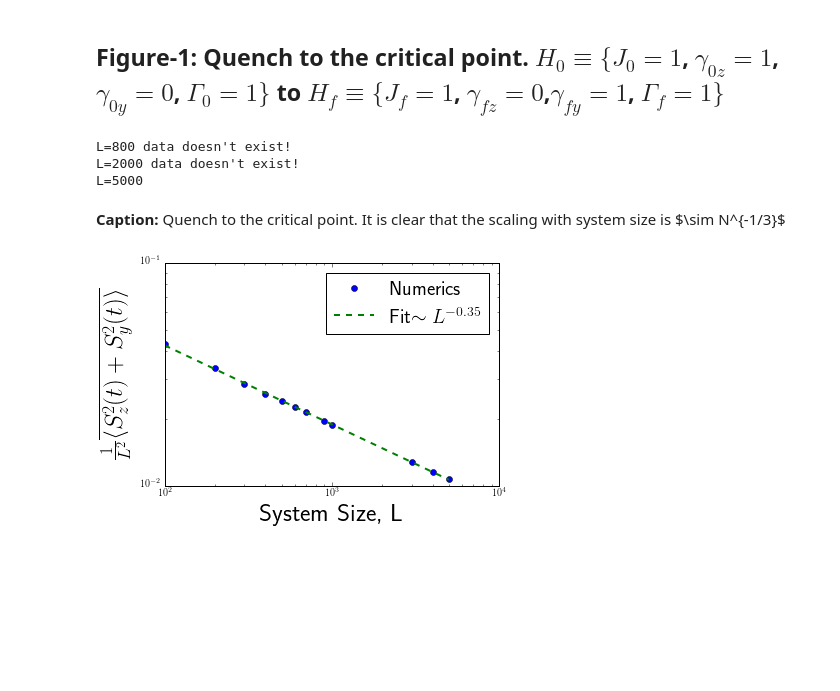
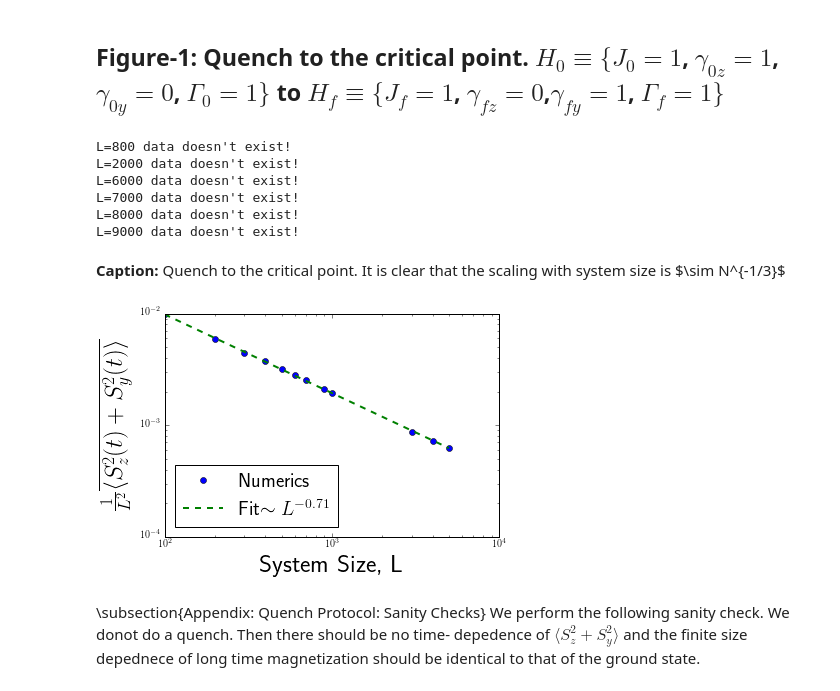
Before and after one commit to paraj003/LMG_quench, a Jupyter notebook: LMG_sim.ipynb, the cells around one changed output. Saved outputs shown, nothing was run; the diff lists cells and outputs as text; code cells hidden in the pictures; blank space fills up the shorter version.

```diff
--- a/LMG_sim.ipynb
+++ b/LMG_sim.ipynb
@@ -99,12 +90,0 @@ KeyboardInterrupt:
-# %%
-cmap=plt.cm.get_cmap('viridis_r')
-colors = cmap(np.linspace(0,1,np.size(Γarr)))
-for p in range(0,np.size(Γarr)):
-    plt.loglog(Larr[0:14],np.transpose(magsqlist[p,0:14]),'-o',color=colors[p],label='$\Gamma=$%0.3f' % Γarr[p])
-plt.loglog(Larr,(Larr.astype(float))**(-1)*(float(Larr[0])**(1)*(2*10**(-2))),'--',color='blue',linewidth=2)
-plt.loglog(Larr,(Larr.astype(float))**(-2/3)*(float(Larr[0])**(2/3)*(6*10**(-2))),':',color='red',linewidth=2)
-#plt.ylim([0,1.2])
-plt.xlabel("System Size, $N$",fontsize=15)
-plt.ylabel("Magentization, $\\left\\langle\\left(\\frac{1}{N}\\sum_i \\sigma^z_i\\right)^2\\right\\rangle$",fontsize=15)
-#leg = np.array(['$\Gamma=$%0.2f' % p for p in Γarr])
-plt.legend(bbox_to_anchor=(1.7,1),ncol=2)
@@ -216,9 +189,9 @@ For the numerics we choose the parameters for the critical quench,
 
 In this section we focus on a particular system size, (say $L=100$) and plot the time dependence of the spin on th $y-z$ plane.
 # %%
-L=1000 #Set system size.
+L=5000 #Set system size.
 paramvals0=LMG.Ham_params(N=L,S=L/2,J=1.,γz=1.,γy=0.,Γ=1.)
-paramvalsf=LMG.Ham_params(N=L,S=L/2,J=1.,γz=0.,γy=1.,Γ=1.)
+paramvalsf=LMG.Ham_params(N=L,S=L/2,J=1.,γz=1.,γy=0.5,Γ=1.)
 dt=0.2 #time step
 Tf=20 # final time step
 Nsteps=int(Tf/dt)
@@ -273,7 +244,7 @@ Here we discuss the dependence on system size of the time-averaged correlator. R
 # %% [markdown]
 ## Figure-1: Quench to the critical point. $H_0\equiv \{J_0=1$, $\gamma_{0z}=1$,$\gamma_{0y}=0$, $\Gamma_0=1\}$ to $H_f\equiv \{J_f=1$,  $\gamma_{fz}=0$,$\gamma_{fy}=1$, $\Gamma_f=1\}$
 # %%
-Larr=np.concatenate([np.arange(100,1000,100),np.arange(1000,6000,1000)]) #Set system size.
+Larr=np.concatenate([np.arange(100,1000,100),np.arange(1000,10000,1000)]) #Set system size.
 dt=0.2 #time step
 Tf=20 # final time step
 Nsteps=int(Tf/dt)
@@ -286,7 +257,7 @@ deletelist=np.array([],dtype=int)
 for L,p in zip(Larr,range(np.size(Larr))):
     print('L='+str(L), end='\r', flush=True)
     paramvals0=LMG.Ham_params(N=L,S=L/2,J=1.,γz=1.,γy=0.,Γ=1.)
-    paramvalsf=LMG.Ham_params(N=L,S=L/2,J=1.,γz=0.,γy=1.,Γ=1.)
+    paramvalsf=LMG.Ham_params(N=L,S=L/2,J=1.,γz=1.,γy=0.5,Γ=1.)
     #load Sz^2 data
     filename1=directory2+'Sϕ2t_Az_1.0_Ay_0.0_[0_'+str(dt)+'_'+str(dt*Nsteps)+']_from_'+paramvals0.paramstr()+'_to_'+paramvalsf.paramstr()+'.hdf5'
     #load Sy^2 data
@@ -308,7 +279,10 @@ Larr_nonzero=np.delete(Larr,deletelist,axis=0)
 # %% [output]
 L=800 data doesn't exist!
 L=2000 data doesn't exist!
-L=5000
+L=6000 data doesn't exist!
+L=7000 data doesn't exist!
+L=8000 data doesn't exist!
+L=9000 data doesn't exist!
 # %%
 ##numerical formulae for time-averaged value
 Sϕtavg=np.mean(Sϕ2vals_nonzero, axis=0)
@@ -321,15 +295,18 @@ m1,b1 = np.polyfit(logx,logy, 1)
 # %%
 #Plot average magnetization as a function of L
 
 #plt.loglog(Larr,np.divide(np.abs(Sz2infarr-Sztavg),(Sz2infarr)),'o')
 plt.figure()
 plt.loglog(Larr_nonzero,np.divide(Sϕtavg,Larr_nonzero**2),'o',label='Numerics')
-plt.plot(Larr_nonzero,(10**b1)*(Larr_nonzero)**m1,'--',linewidth=2,label='Fit$\\sim L^{%0.2f}$' % m1)
+plt.loglog(Larr_nonzero,(10**b1)*(Larr_nonzero)**m1,'--',linewidth=2,label='Fit$\\sim L^{%0.2f}$' % m1)
 plt.ylabel('$\\frac{1}{L^2}\\overline{\\langle S_z^2(t)+ S_y^2(t)\\rangle}$',fontsize=25)
 plt.xlabel('System Size, L',fontsize=25)
 #plt.title('Quench from  $\gamma_{z}=%0.1f$,$\gamma_{y}=%0.1f$ to  $\gamma_{z}=%0.1f$,$\gamma_{y}=%0.1f$'%{paramvals0.γz,paramvals0.γy.paramvalsf.γz,paramvalsf.γy},fontsize=25)
-plt.legend(loc=1,numpoints=1,fontsize=20)
+plt.legend(loc=3,numpoints=1,fontsize=20)
 figcaption("Quench to the critical point. It is clear that the scaling with system size is $\sim N^{-1/3}$" )
 # %% [output]
 Caption: Quench to the critical point. It is clear that the scaling with system size is $\sim N^{-1/3}$
-[figure, old version]
+[figure, new version]
+# %% [markdown]
+\subsection{Appendix: Quench Protocol: Sanity Checks}
+We perform the following sanity check. We donot do a quench. Then there should be no time- depedence of $\langle S_z^2+S_y^2\rangle $ and the finite size depednece of long time magnetization should be identical to that of the ground state.
```
Also changed, not shown: parts of 23 cells of this notebook.
